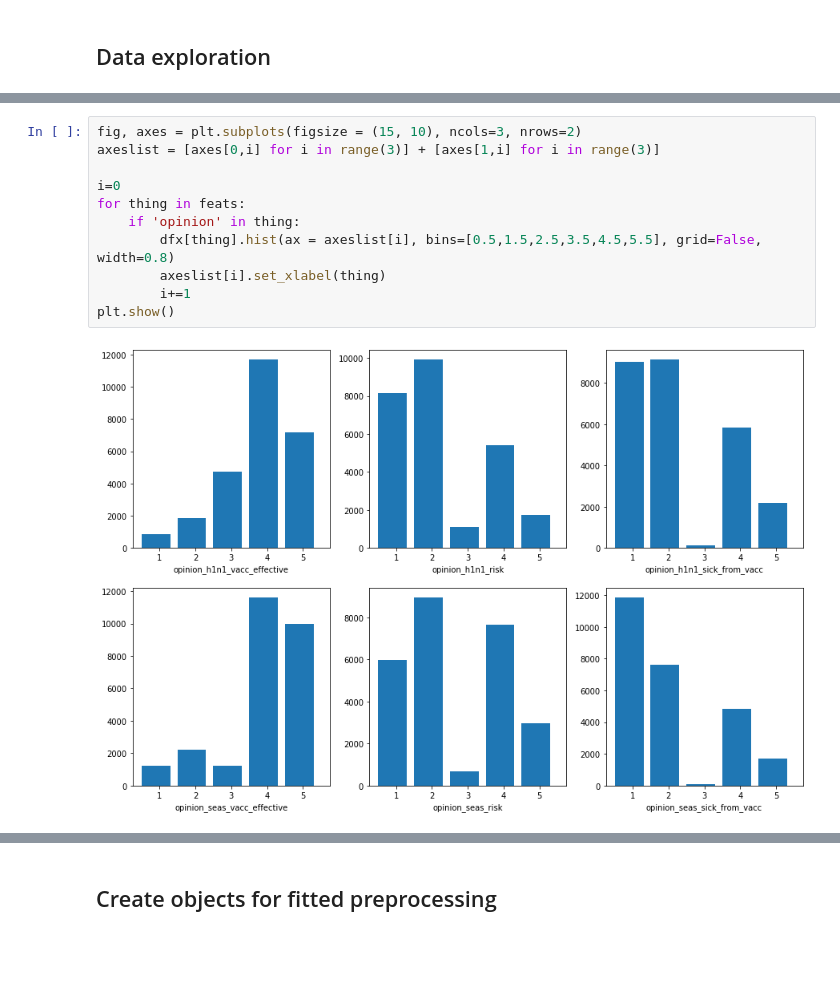
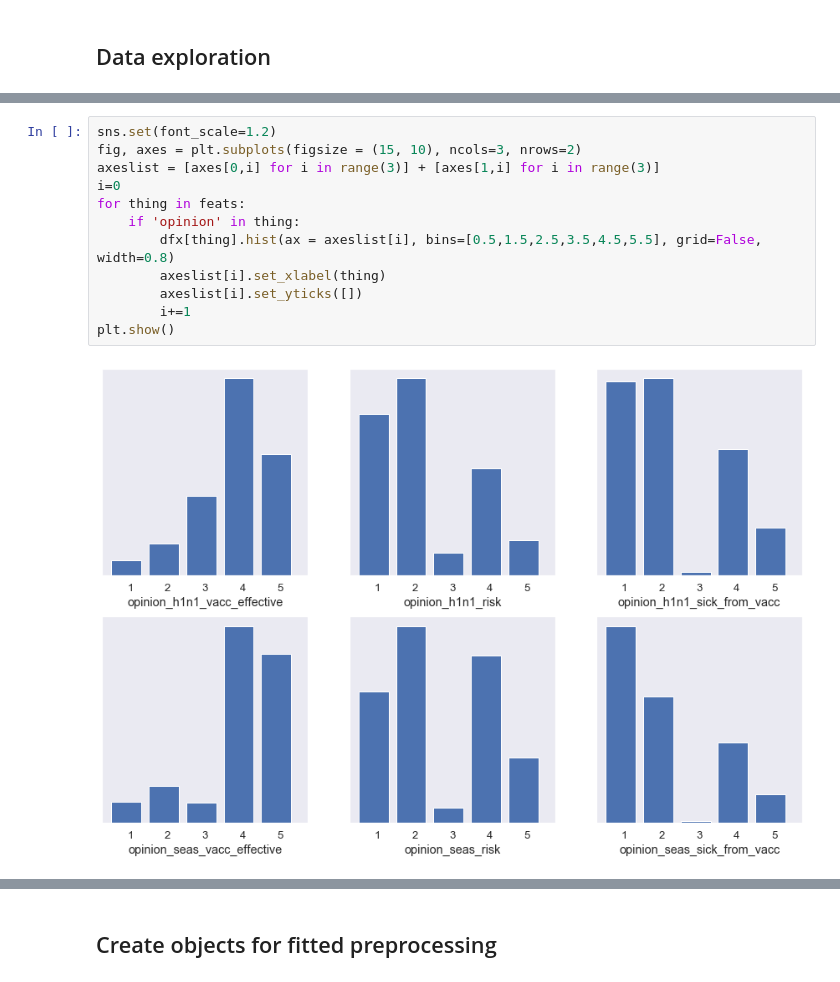
Before and after one commit to ScottVinay/Flu-shot-learning, a Jupyter notebook: flu.ipynb, the cells around one changed output, grey strips where cells are left out. Cells and saved outputs as stored; diff of their text form; blank space fills up the shorter version.

```diff
--- a/flu.ipynb
+++ b/flu.ipynb
@@ -133,13 +153,14 @@ initial_processing(dfx)
 # %%
+sns.set(font_scale=1.2)
 fig, axes = plt.subplots(figsize = (15, 10), ncols=3, nrows=2)
 axeslist = [axes[0,i] for i in range(3)] + [axes[1,i] for i in range(3)]
-
 i=0
 for thing in feats:
     if 'opinion' in thing:
         dfx[thing].hist(ax = axeslist[i], bins=[0.5,1.5,2.5,3.5,4.5,5.5], grid=False, width=0.8)
         axeslist[i].set_xlabel(thing)
+        axeslist[i].set_yticks([])
         i+=1
 plt.show()
 # %% [output]
-[figure, old version]
+[figure, new version]
```
Also changed, not shown: parts of 43 cells of this notebook, 3 other files.
